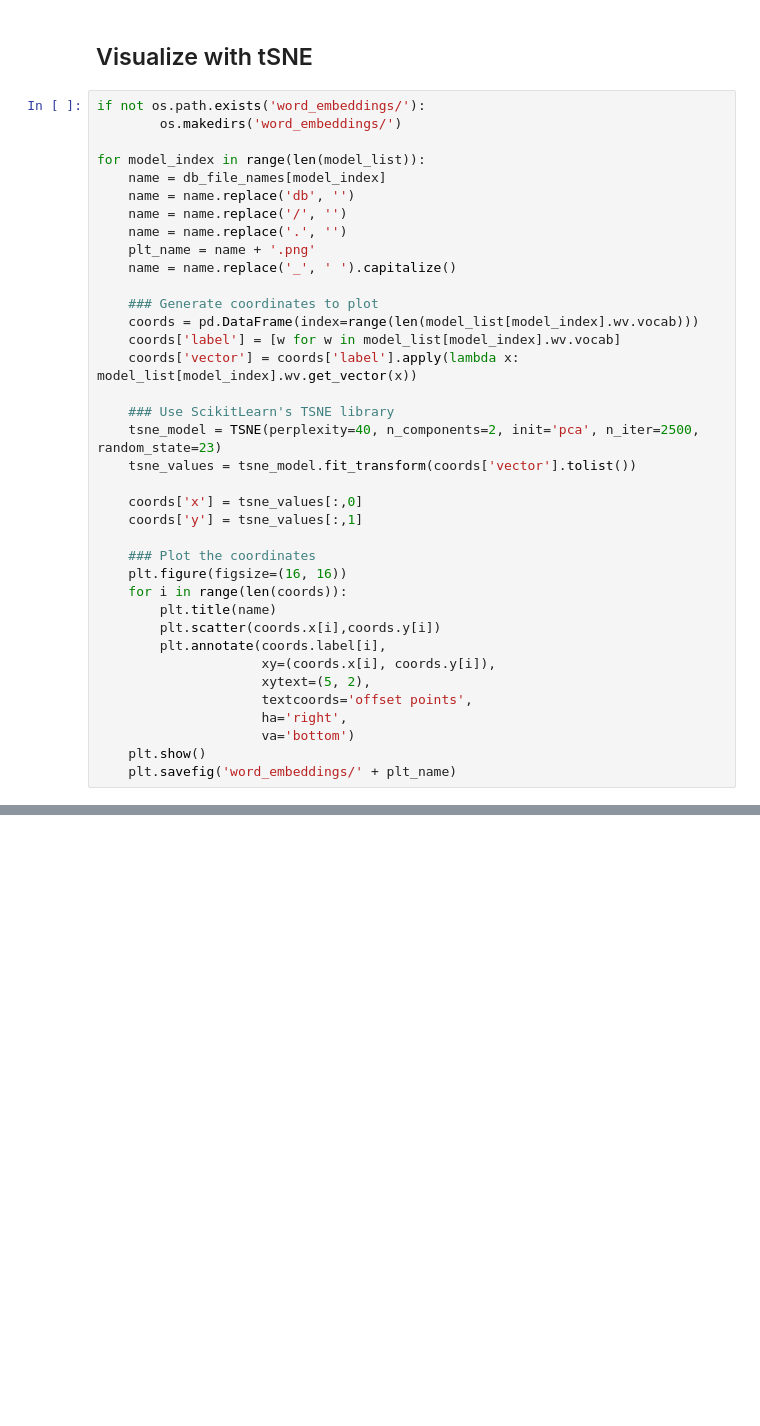
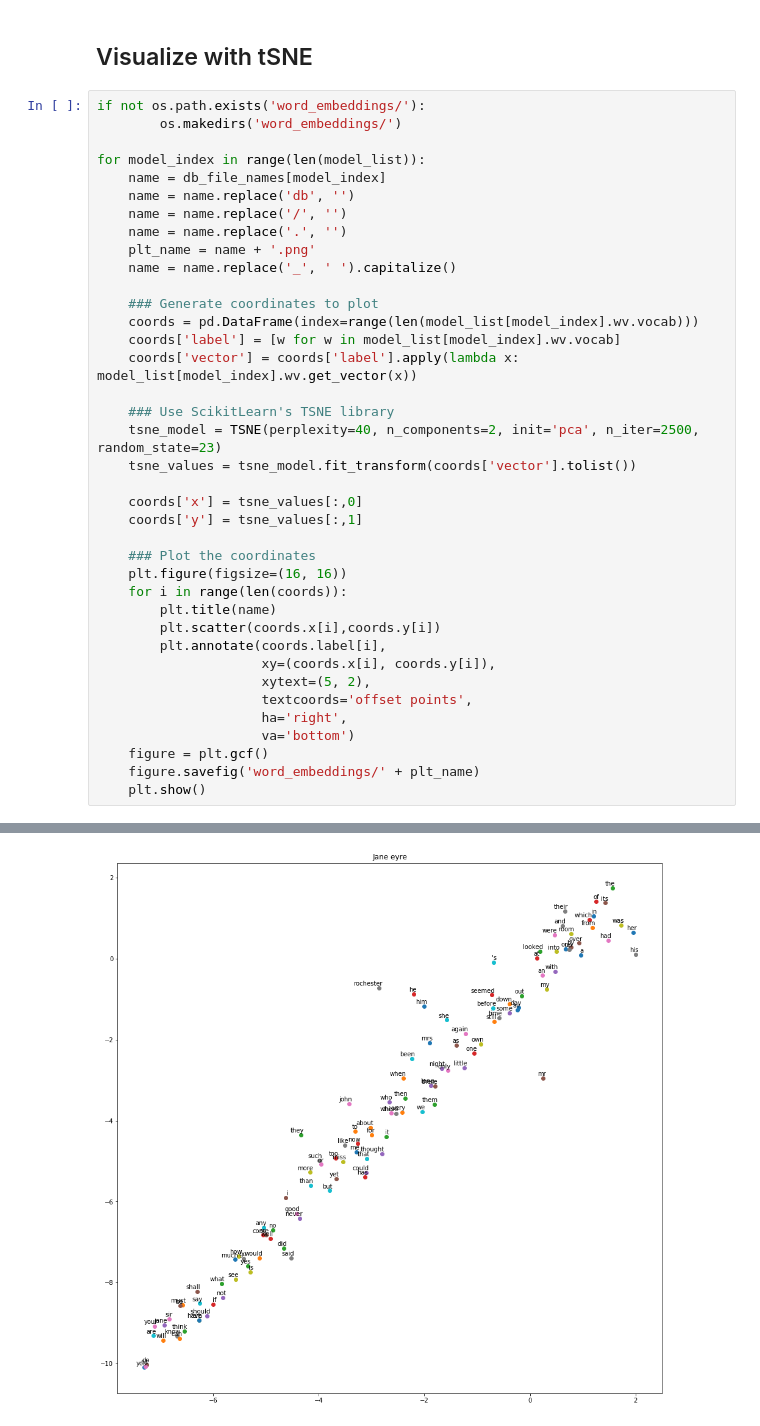
Before and after one commit to leonardramsey/ds5559_project, a Jupyter notebook: word_embedding_generation.ipynb, the cells around one changed output, grey strips where cells are left out. Saved outputs shown, nothing was run; the diff lists cells and outputs as text; blank space fills up the shorter version.

```diff
--- a/word_embedding_generation.ipynb
+++ b/word_embedding_generation.ipynb
@@ -93,7 +93,8 @@ for model_index in range(len(model_list)):
                      textcoords='offset points',
                      ha='right',
                      va='bottom')
+    figure = plt.gcf()
+    figure.savefig('word_embeddings/' + plt_name)
     plt.show()
-    plt.savefig('word_embeddings/' + plt_name)
 # %% [output]
 [figure]
@@ -111,0 +106 @@ for model_index in range(len(model_list)):
+[figure, added]
```
Also changed, not shown: parts of 1 cell of this notebook, 1 other file.
